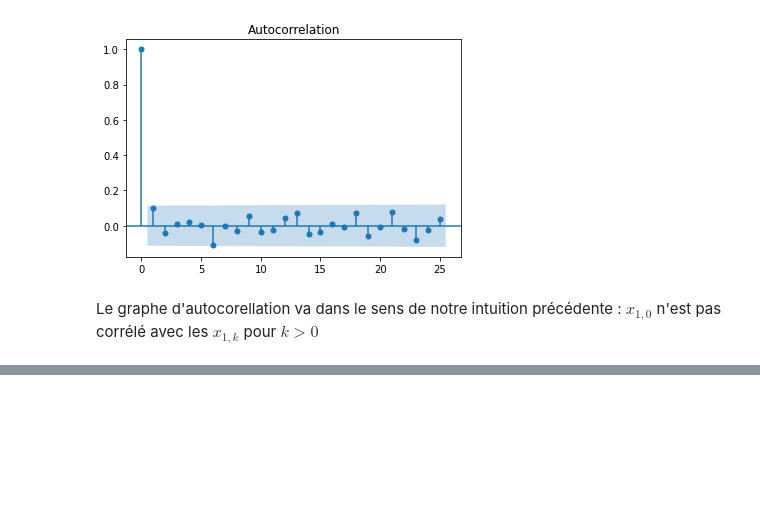
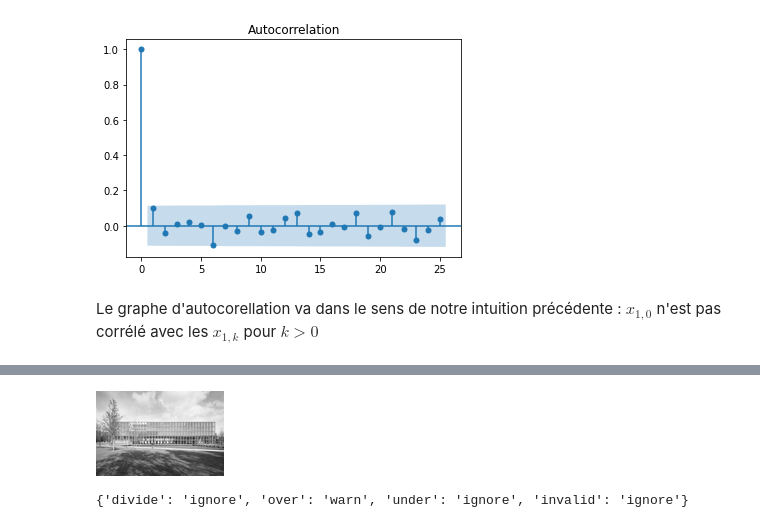
Before and after one commit to WLDCH/Monte_Carlo_Compression_image, a Jupyter notebook: Monte-Carlo Notebook.ipynb, the cells around one changed output, grey strips where cells are left out. Cells and saved outputs as stored; diff of their text form; code cells hidden in the pictures; blank space fills up the shorter version.

```diff
--- a/Monte-Carlo Notebook.ipynb
+++ b/Monte-Carlo Notebook.ipynb
@@ -84,0 +99,9 @@ Le graphe d'autocorellation va dans le sens de notre intuition précédente : $x
+# %%
+gray_image
+# %% [output]
+[figure, added]
+# %%
+from tqdm import tqdm
+np.seterr(divide='ignore', invalid='ignore')
+# %% [output]
+{'divide': 'ignore', 'over': 'warn', 'under': 'ignore', 'invalid': 'ignore'}
```
Also changed, not shown: parts of 12 cells of this notebook.
